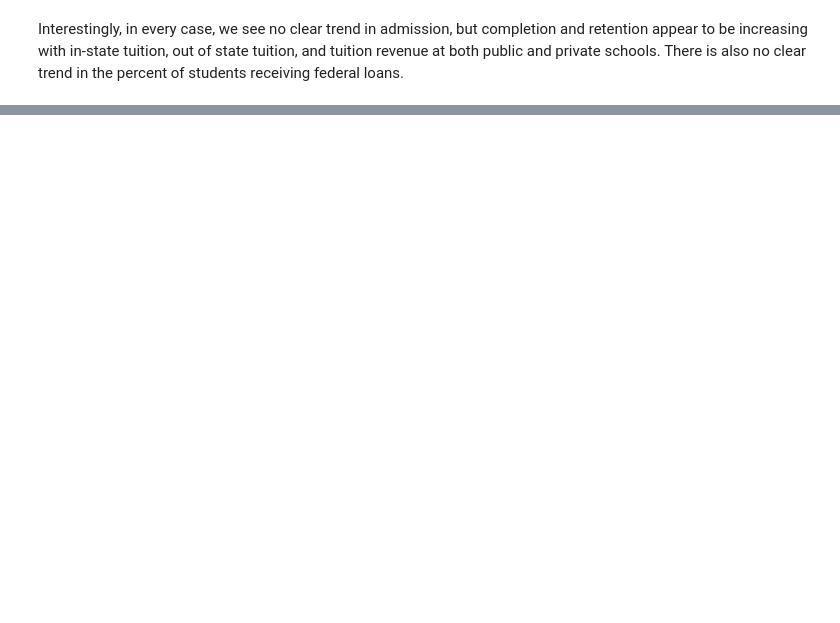
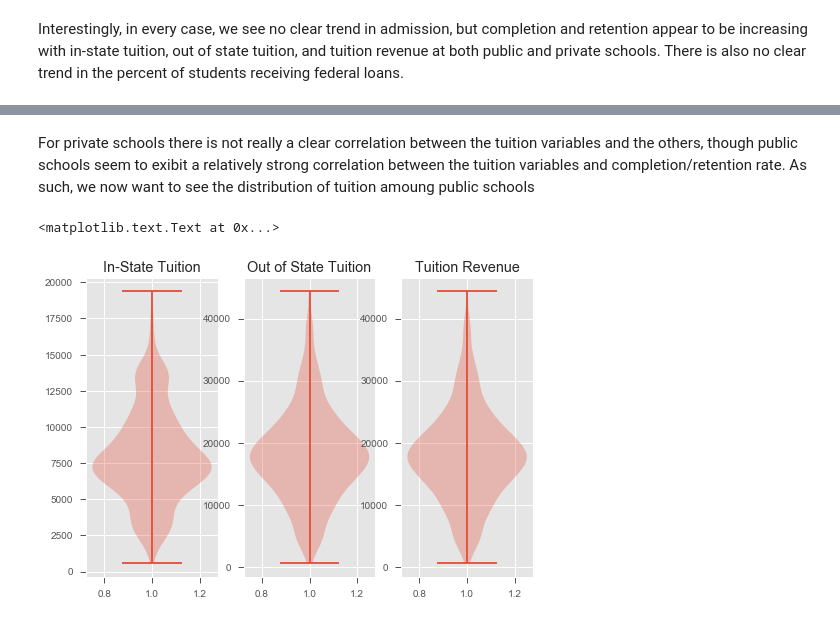
Before and after one commit to tseastmond/byu_econ_applied_machine_learning, a Jupyter notebook: homeworks/Homework_1.ipynb, the cells around one changed output, grey strips where cells are left out. Drawn from its saved outputs; the diff is of its cells as text; code cells hidden in the pictures; blank space fills up the shorter version.

```diff
--- a/homeworks/Homework_1.ipynb
+++ b/homeworks/Homework_1.ipynb
@@ -427,0 +463,21 @@ Interestingly, in every case, we see no clear trend in admission, but completion
+# %% [markdown]
+For private schools there is not really a clear correlation between the tuition variables and the others, though public schools seem to exibit a relatively strong correlation between the tuition variables and completion/retention rate. As such, we now want to see the distribution of tuition amoung public schools
+# %%
+fix, ax = plt.subplots(1,3)
+
+#plt.subplot(121)
+ax[0].violinplot(pub.tuitionfee_in)
+ax[0].title.set_text('In-State Tuition')
+plt.xlabel('')
+
+#plt.subplot(122)
+ax[1].violinplot(pub.tuitionfee_out)
+ax[1].title.set_text('Out of State Tuition')
+plt.xlabel('')
+
+ax[2].violinplot(pub.tuitionfee_out)
+ax[2].title.set_text('Tuition Revenue')
+plt.xlabel('')
+# %% [output]
+<matplotlib.text.Text at 0x...>
+[figure, added]
```
Also changed, not shown: parts of 32 cells of this notebook.
